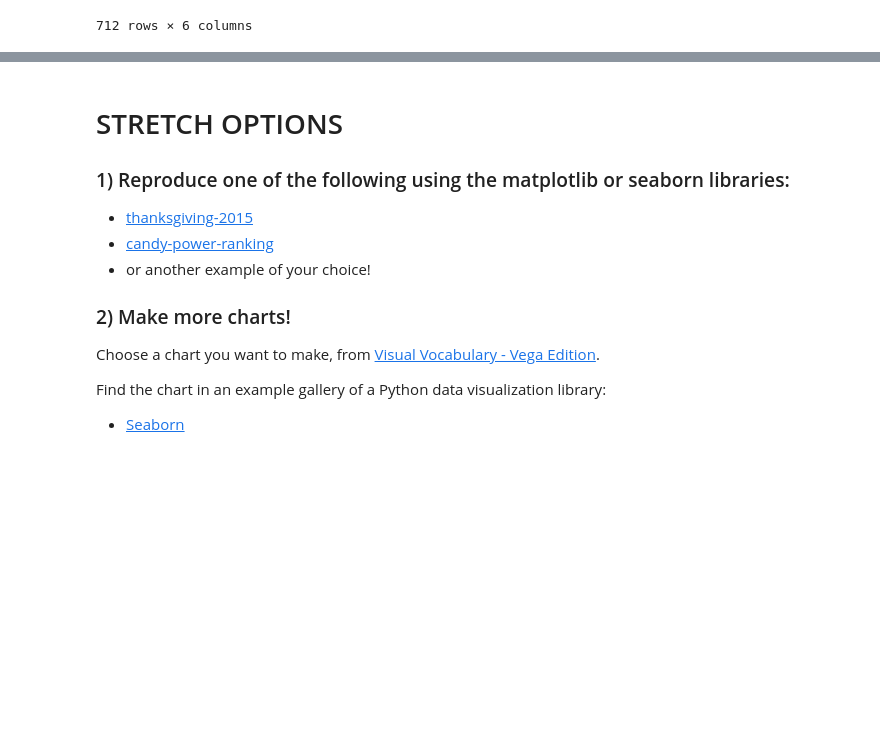
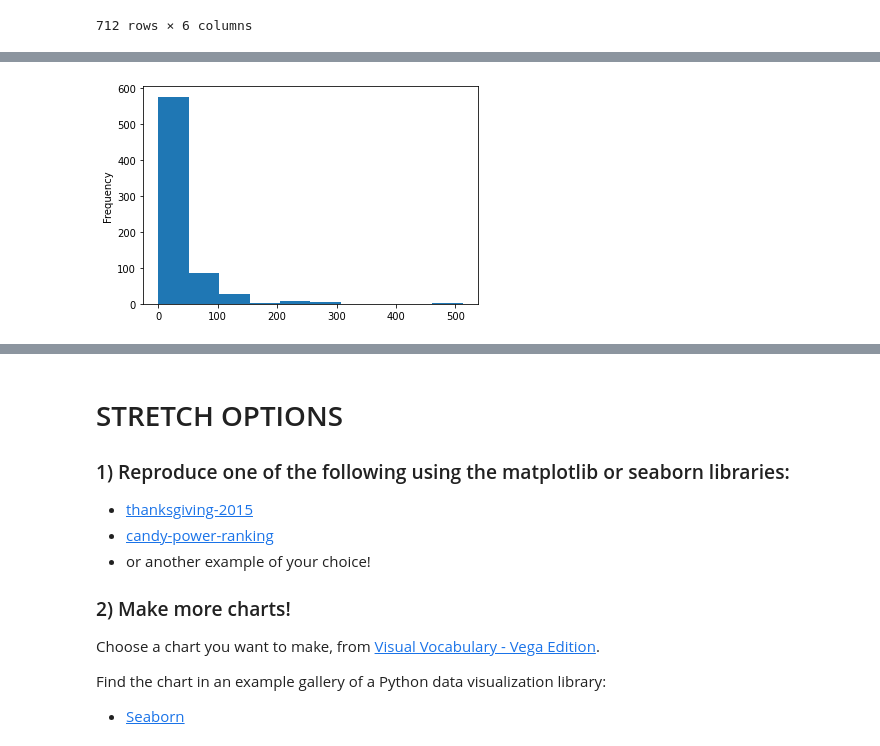
Before and after one commit to marianvinas/DS-Unit-1-Sprint-1-Data-Wrangling-and-Storytelling-1, a Jupyter notebook: module4-make-explanatory-visualizations/LS_DS_114_Make_Explanatory_Visualizations_Assignment.ipynb, the cells around one changed output, grey strips where cells are left out. Cells and saved outputs as stored; diff of their text form; code cells hidden in the pictures; blank space fills up the shorter version.

```diff
--- a/module4-make-explanatory-visualizations/LS_DS_114_Make_Explanatory_Visualizations_Assignment.ipynb
+++ b/module4-make-explanatory-visualizations/LS_DS_114_Make_Explanatory_Visualizations_Assignment.ipynb
@@ -59,0 +86,4 @@ tdf
+# %%
+tdf['Fare'].plot(kind='hist');
+# %% [output]
+[figure, added]
```
Also changed, not shown: parts of 23 cells of this notebook.
